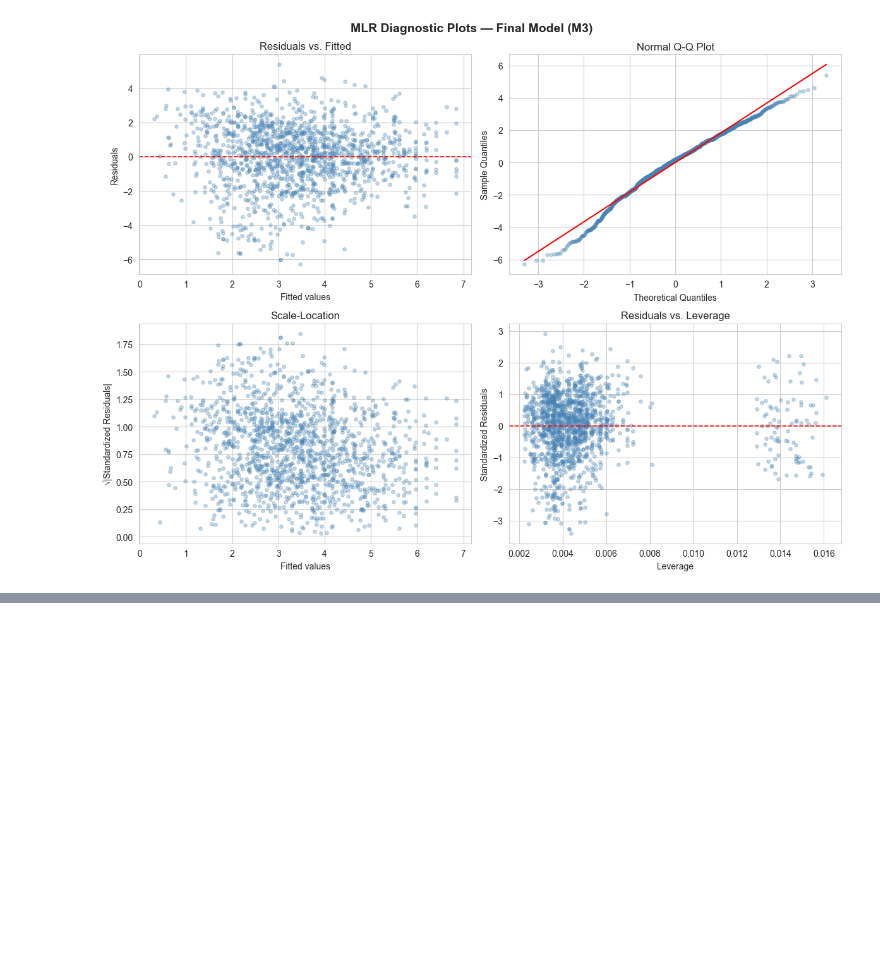
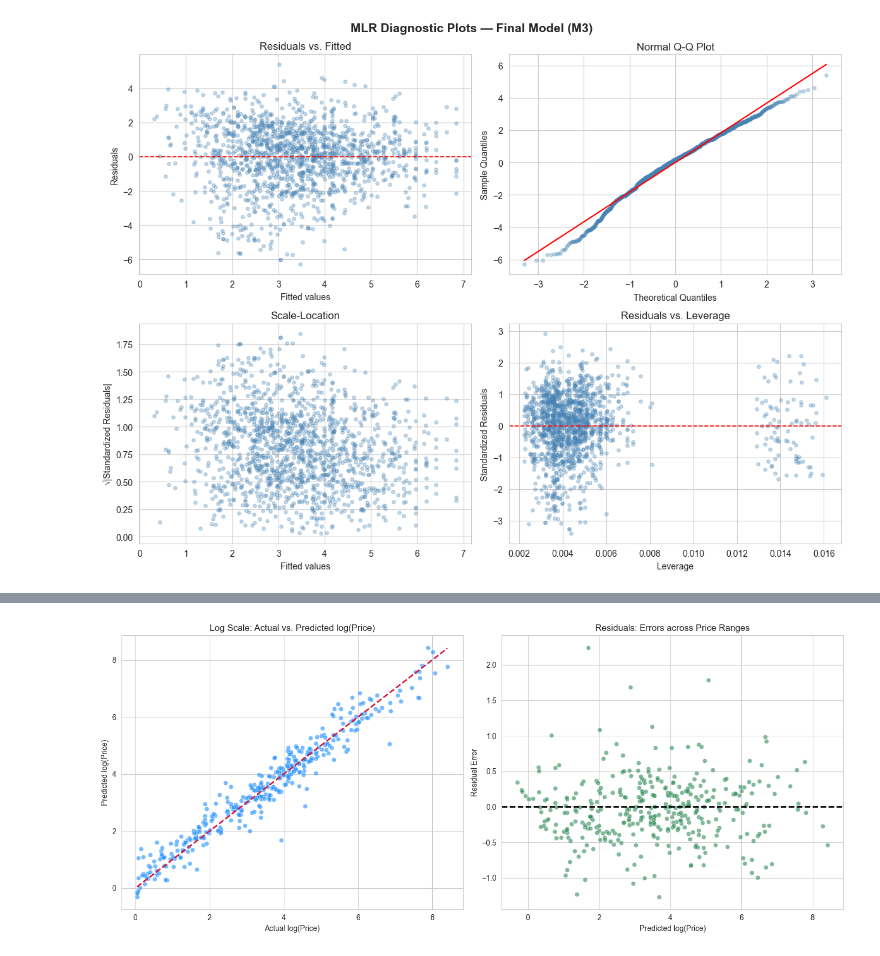
Before and after one commit to Taiac1/PSTAT-100-Final-Project, a Jupyter notebook: notebooks/final_report.ipynb, the cells around one changed output, grey strips where cells are left out. Saved outputs shown, nothing was run; the diff lists cells and outputs as text; code cells hidden in the pictures; blank space fills up the shorter version.

```diff
--- a/notebooks/final_report.ipynb
+++ b/notebooks/final_report.ipynb
@@ -758,0 +1009,23 @@ plt.show()
+# %%
+fig, axes = plt.subplots(1, 2, figsize=(14, 6))
+
+# Plot 1: Actual vs Predicted on Log Scale, which is how the model sees it
+sns.scatterplot(x=y_test_log, y=y_pred_log, alpha=0.6, ax=axes[0], color='dodgerblue')
+axes[0].plot([y_test_log.min(), y_test_log.max()], [y_test_log.min(), y_test_log.max()],
+             color='crimson', lw=2, linestyle='--')
+axes[0].set_title('Log Scale: Actual vs. Predicted log(Price)')
+axes[0].set_xlabel('Actual log(Price)')
+axes[0].set_ylabel('Predicted log(Price)')
+
+# Plot 2: Residuals Plot (Checking for bias, want a random scatter around 0 with no patterns)
+residuals_log = y_test_log - y_pred_log
+sns.scatterplot(x=y_pred_log, y=residuals_log, alpha=0.6, ax=axes[1], color='seagreen')
+axes[1].axhline(0, color='black', lw=2, linestyle='--')
+axes[1].set_title('Residuals: Errors across Price Ranges')
+axes[1].set_xlabel('Predicted log(Price)')
+axes[1].set_ylabel('Residual Error')
+
+plt.tight_layout()
+plt.show()
+# %% [output]
+[figure, added]
```
Also changed, not shown: parts of 32 cells of this notebook, 1 other file.
